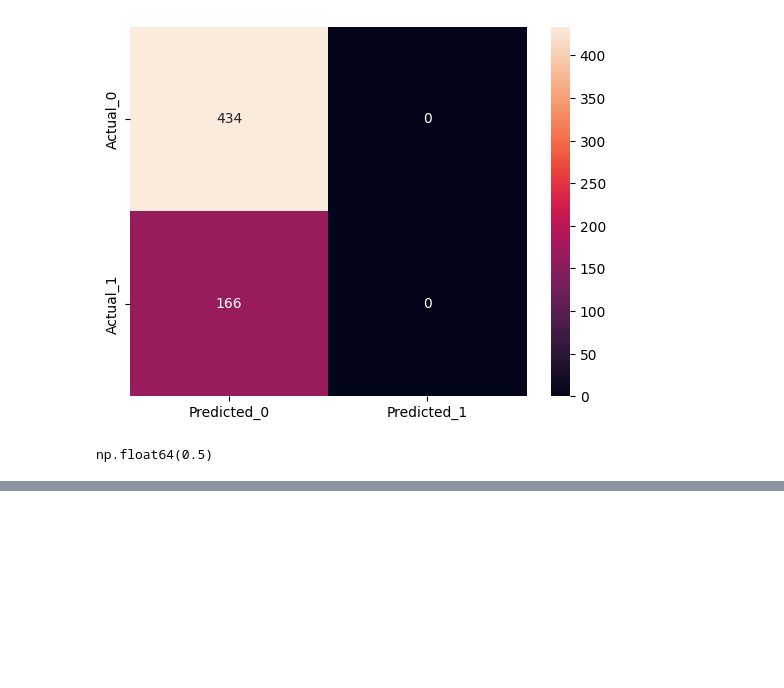
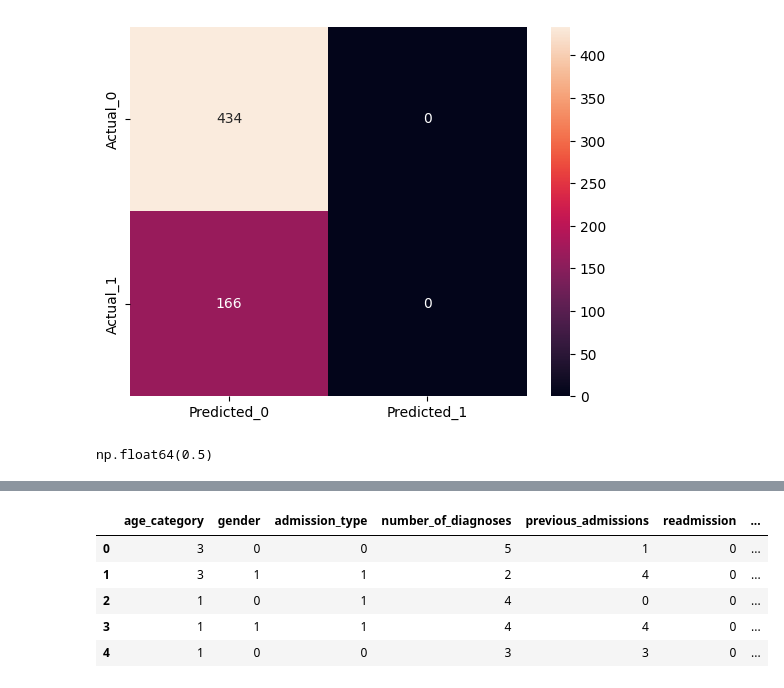
Before and after one commit to SibusisoTL/healthcare_startup_hospital_visits, a Jupyter notebook: hospitalvisits.ipynb, the cells around one changed output, grey strips where cells are left out. Cells and saved outputs as stored; diff of their text form; code cells hidden in the pictures; blank space fills up the shorter version.

```diff
--- a/hospitalvisits.ipynb
+++ b/hospitalvisits.ipynb
@@ -290,3 +290,19 @@ from sklearn.metrics import roc_auc_score
 roc_auc_score(y_test,y_pred)
 # %% [output]
 np.float64(0.5)
+# %%
+from sklearn.preprocessing import MinMaxScaler
+
+# Initialize scaler
+scaler = MinMaxScaler()
+
+# Select columns to scale
+columns_to_scale = ['blood_pressure', 'blood_sugar_levels','length_of_stay']
+
+# Fit and transform only selected columns
+df_scaled_values = scaler.fit_transform(df1[columns_to_scale])
+
+# Create a new DataFrame with scaled values and same column names
+df_scaled = pd.DataFrame(df_scaled_values, columns=columns_to_scale)
+
+print(df_scaled)
@@ -292,0 +324,4 @@ np.float64(0.5)
+# %%
+scaled_values = scaler.fit_transform(df1[columns_to_scale])
+scaled_df = pd.DataFrame(scaled_values, columns=[col + '_scaled' for col in columns_to_scale])
+scaled_df.head()
@@ -292,0 +335,3 @@ np.float64(0.5)
+# %%
+# Drop original columns from df1
+df1 = df1.drop(columns=columns_to_scale)
@@ -292,0 +347,12 @@ np.float64(0.5)
+# %%
+# Concatenate with the original dataframe
+df1 = pd.concat([df1, scaled_df], axis=1)
+
+df1.head()
+# %% [output]
+|  | age_category | gender | admission_type | number_of_diagnoses | previous_admissions | readmission | ... |
+| 0 | 3 | 0 | 0 | 5 | 1 | 0 | ... |
+| 1 | 3 | 1 | 1 | 2 | 4 | 0 | ... |
+| 2 | 1 | 0 | 1 | 4 | 0 | 0 | ... |
+| 3 | 1 | 1 | 1 | 4 | 4 | 0 | ... |
+| 4 | 1 | 0 | 0 | 3 | 3 | 0 | ... |
```
Also changed, not shown: parts of 4 cells of this notebook.
